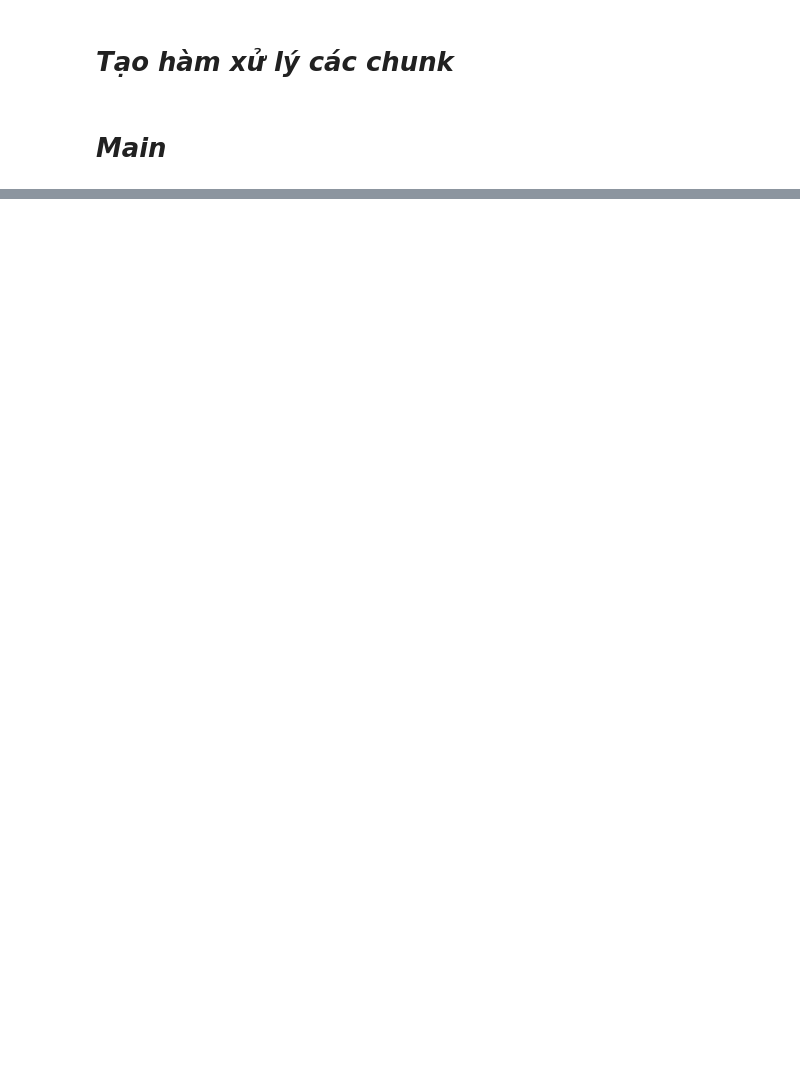
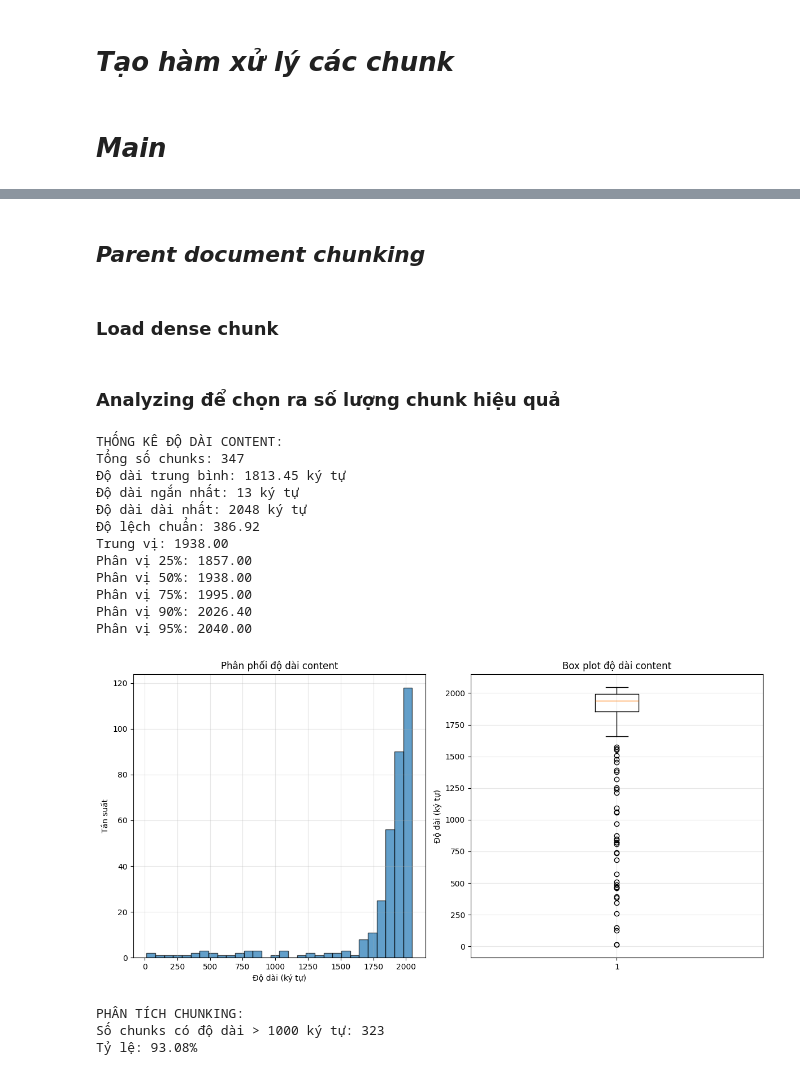
Before and after one commit to KuroBerry/RAG_GeneralSubject, a Jupyter notebook: data/LichSuDang/lich_su_dang_chunking.ipynb, the cells around one changed output, grey strips where cells are left out. Saved outputs shown, nothing was run; the diff lists cells and outputs as text; code cells hidden in the pictures; blank space fills up the shorter version.

```diff
--- a/data/LichSuDang/lich_su_dang_chunking.ipynb
+++ b/data/LichSuDang/lich_su_dang_chunking.ipynb
@@ -359,0 +450,69 @@ LSD_sparse_chunks = load_chunks_from_json(r"./Lich_Su_Dang_Sparse.json")
+# %% [markdown]
+## ***Parent document chunking***
+# %% [markdown]
+### Load dense chunk
+# %%
+dense_chunk = load_chunks_from_json(r"./Lich_Su_Dang_Dense_Global.json")
+# %% [markdown]
+### Analyzing để chọn ra số lượng chunk hiệu quả
+# %%
+# Phân tích thống kê độ dài content
+import matplotlib.pyplot as plt
+import numpy as np
+
+# Lấy độ dài content của mỗi chunk
+content_lengths = [len(chunk['metadata']['content']) for chunk in dense_chunk]
+
+print("THỐNG KÊ ĐỘ DÀI CONTENT:")
+print(f"Tổng số chunks: {len(dense_chunk)}")
+print(f"Độ dài trung bình: {np.mean(content_lengths):.2f} ký tự")
+print(f"Độ dài ngắn nhất: {np.min(content_lengths)} ký tự")
+print(f"Độ dài dài nhất: {np.max(content_lengths)} ký tự")
+print(f"Độ lệch chuẩn: {np.std(content_lengths):.2f}")
+print(f"Trung vị: {np.median(content_lengths):.2f}")
+
+# Phân vị
+percentiles = [25, 50, 75, 90, 95]
+for p in percentiles:
+    print(f"Phân vị {p}%: {np.percentile(content_lengths, p):.2f}")
+
+# Vẽ histogram
+plt.figure(figsize=(12, 6))
+plt.subplot(1, 2, 1)
+plt.hist(content_lengths, bins=30, alpha=0.7, edgecolor='black')
+plt.title('Phân phối độ dài content')
+plt.xlabel('Độ dài (ký tự)')
+plt.ylabel('Tần suất')
+plt.grid(True, alpha=0.3)
+
+plt.subplot(1, 2, 2)
+plt.boxplot(content_lengths)
+plt.title('Box plot độ dài content')
+plt.ylabel('Độ dài (ký tự)')
+plt.grid(True, alpha=0.3)
+
+plt.tight_layout()
+plt.show()
+
+# Đếm số chunk có độ dài > 1000 ký tự (cần chunking)
+long_chunks = [length for length in content_lengths if length > 1000]
+print(f"\nPHÂN TÍCH CHUNKING:")
+print(f"Số chunks có độ dài > 1000 ký tự: {len(long_chunks)}")
+print(f"Tỷ lệ: {len(long_chunks)/len(content_lengths)*100:.2f}%")
+# %% [output]
+THỐNG KÊ ĐỘ DÀI CONTENT:
+Tổng số chunks: 347
+Độ dài trung bình: 1813.45 ký tự
+Độ dài ngắn nhất: 13 ký tự
+Độ dài dài nhất: 2048 ký tự
+Độ lệch chuẩn: 386.92
+Trung vị: 1938.00
+Phân vị 25%: 1857.00
+Phân vị 50%: 1938.00
+Phân vị 75%: 1995.00
+Phân vị 90%: 2026.40
+Phân vị 95%: 2040.00
+[figure, added]
+PHÂN TÍCH CHUNKING:
+Số chunks có độ dài > 1000 ký tự: 323
+Tỷ lệ: 93.08%
```
Also changed, not shown: parts of 16 cells of this notebook, 18 other files.
